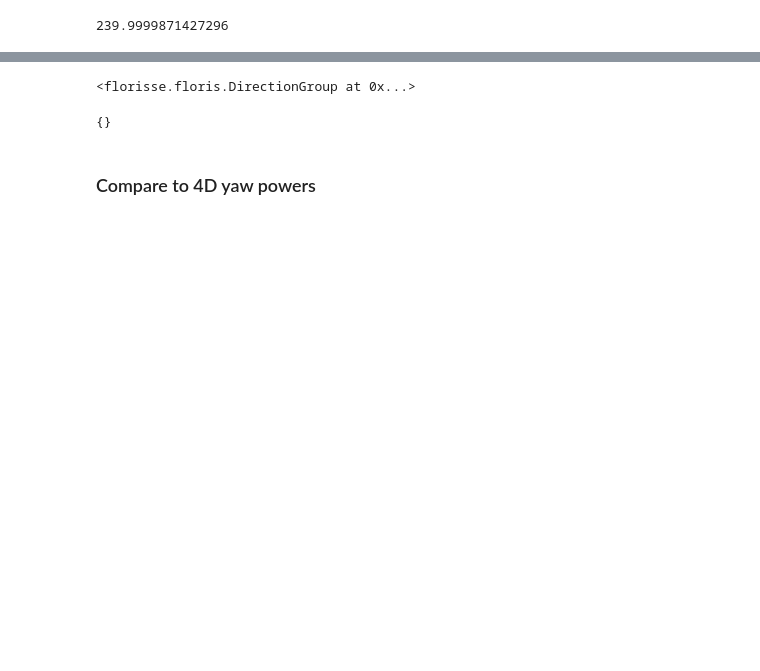
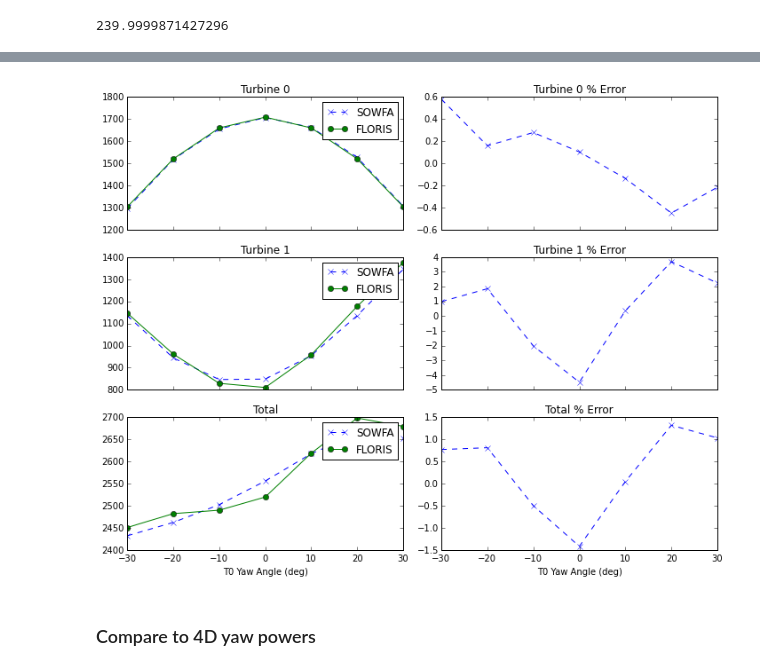
Before and after one commit to WISDEM/FLORISSE, a Jupyter notebook: doc/tune/tuningNotebook/tuneNREL5MW.ipynb, the cells around one changed output, grey strips where cells are left out. Saved outputs shown, nothing was run; the diff lists cells and outputs as text; code cells hidden in the pictures; blank space fills up the shorter version.

```diff
--- a/doc/tune/tuningNotebook/tuneNREL5MW.ipynb
+++ b/doc/tune/tuningNotebook/tuneNREL5MW.ipynb
@@ -122,3 +158,45 @@ print "initial Ct", Ct
 # %% [output]
 initial Cp [ 0.48568738  0.48568738]
 initial Ct [ 0.88888889  0.88888889]
+# %%
+# Define a power comparison plotting function
+def ComparePower(xPoints,sowfaPower,FLORISpower,xlabel=''):
+
+    fig, axarr = plt.subplots(3,2,figsize=(10,8),sharex=True)
+
+    # Plot turbine 0
+    ax = axarr[0,0]
+    ax.plot(xPoints,sowfaPower[:,0]/1000.,'x--',label='SOWFA')
+    ax.plot(xPoints,FLORISpower[:,0],'o-',label='FLORIS')
+    ax.set_title('Turbine 0')
+    ax.legend()
+
+    ax = axarr[0,1]
+    ax.plot(xPoints,100 * (FLORISpower[:,0] - sowfaPower[:,0]/1000.)/(sowfaPower[:,0]/1000.),'x--',label='SOWFA')
+    ax.set_title('Turbine 0 % Error')
+
+    # Plot turbine 1
+    ax = axarr[1,0]
+    ax.plot(xPoints,sowfaPower[:,1]/1000.,'x--',label='SOWFA')
+    ax.plot(xPoints,FLORISpower[:,1],'o-',label='FLORIS')
+    ax.set_title('Turbine 1')
+    ax.legend()
+
+    ax = axarr[1,1]
+    ax.plot(xPoints,100 * (FLORISpower[:,1] - sowfaPower[:,1]/1000.)/(sowfaPower[:,1]/1000.),'x--',label='SOWFA')
+    ax.set_title('Turbine 1 % Error')
+
+    # Plot total power
+    ax = axarr[2,0]
+    totalSOWFA = np.sum(sowfaPower,axis=1)
+    totalFLORIS = np.sum(FLORISpower,axis=1)
+    ax.plot(xPoints,totalSOWFA/1000.,'x--',label='SOWFA')
+    ax.plot(xPoints,totalFLORIS,'o-',label='FLORIS')
+    ax.set_title('Total')
+    ax.set_xlabel(xlabel)
+    ax.legend()
+
+    ax = axarr[2,1]
+    ax.plot(xPoints,100 * (totalFLORIS - totalSOWFA/1000.)/(totalSOWFA/1000.),'x--',label='SOWFA')
+    ax.set_title('Total % Error')
+    ax.set_xlabel(xlabel)
@@ -138,14 +225,3 @@ prob = Problem(root=Group())
-# %%
-# Add a FLORIS model
-prob.root.add('FLORIS', DirectionGroup(nTurbines, use_rotor_components=rotor,
-                                           datasize=datasize, differentiable=differentiable), promotes=['*'])
-# %% [output]
-<florisse.floris.DirectionGroup at 0x...>
-# %%
-# set up problem
-prob.setup(check=False)
-# %% [output]
-{}
 # %%
 # Add Cp-Ct information
 if rotor:
@@ -178,3 +264,8 @@ prob['wind_direction'] = wind_direction
+# %%
+# Compare the power for this case
+ComparePower(yawPosI2,avPowersYawI2,FLORISpower,'T0 Yaw Angle (deg)')
+# %% [output]
+[figure, added]
 # %% [markdown]
 ### Compare to 4D yaw powers
 # %%
```
Also changed, not shown: parts of 38 cells of this notebook.
